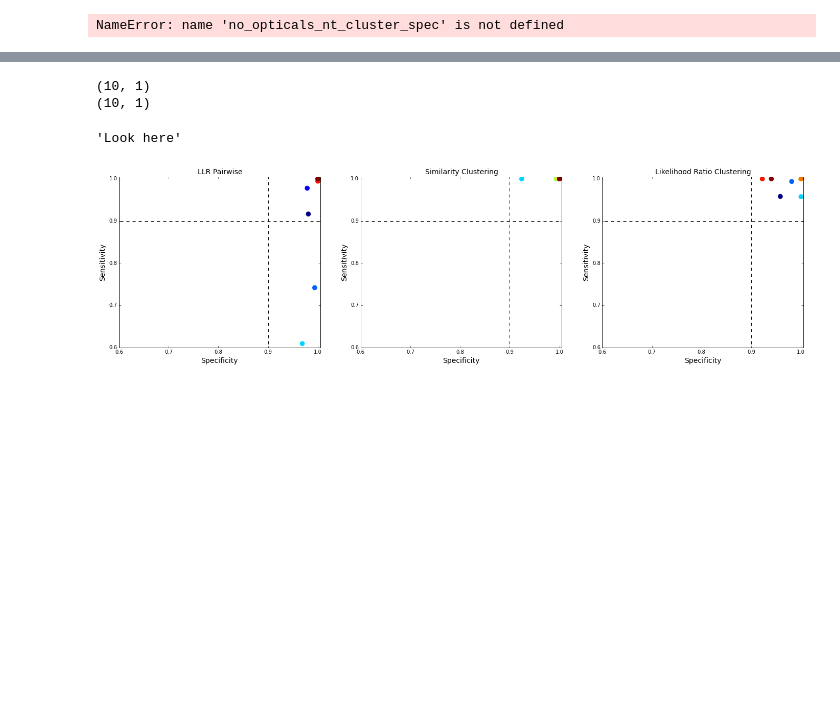
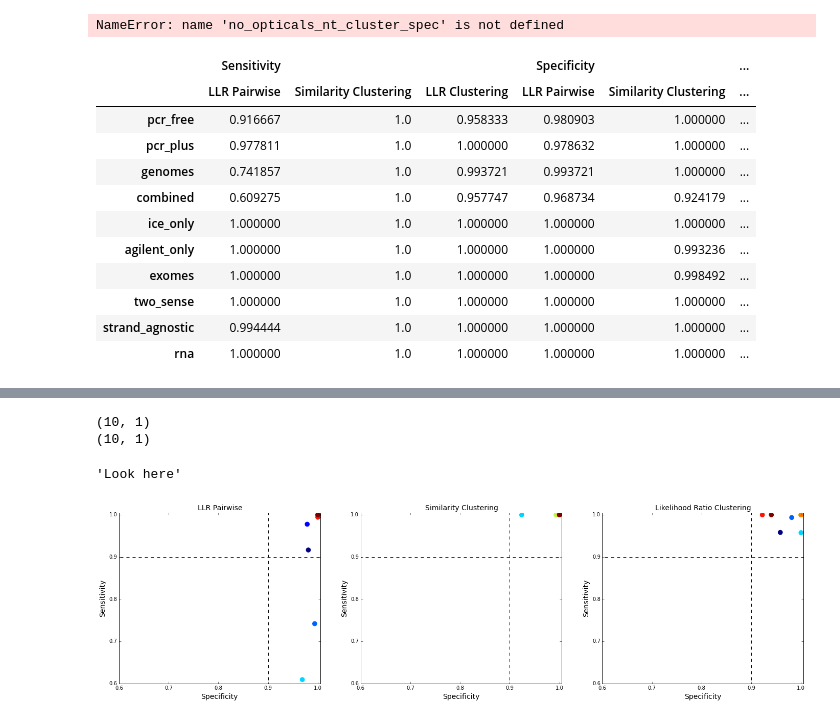
Before and after one commit to bradtaylor/thesis, a Jupyter notebook: performance_figures.ipynb, the cells around one changed output, grey strips where cells are left out. Drawn from its saved outputs; the diff is of its cells as text; code cells hidden in the pictures; blank space fills up the shorter version.

```diff
--- a/performance_figures.ipynb
+++ b/performance_figures.ipynb
@@ -163,3 +165,5 @@ unfLCsp = pd.DataFrame(no_opticals_nt_rati_cl_spec.loc[distance]).T
 unfLCse = pd.DataFrame(no_opticals_nt_rati_cl_sens.loc[distance]).T
 # %% [output]
 NameError: name 'no_opticals_nt_cluster_spec' is not defined
+# %%
+performance_table = pd.concat([Lse, Cse, LCse, Lsp, Csp, LCsp], axis=1)
@@ -165,0 +173,27 @@ NameError: name 'no_opticals_nt_cluster_spec' is not defined
+# %%
+clabels = ['Sensitivity']*3
+Splabel = ['Specificity']*3
+clabels.extend(Splabel)
+clabels
+
+mlabels = ['LLR Pairwise', 'Similarity Clustering', 'LLR Clustering']*2
+mlabels
+
+labels = [clabels, mlabels]
+labels
+
+performance_table.columns = labels
+performance_table
+# %% [output]
+|  | Sensitivity |  |  | Specificity |  | ... |
+|  | LLR Pairwise | Similarity Clustering | LLR Clustering | LLR Pairwise | Similarity Clustering | ... |
+| pcr_free | 0.916667 | 1.0 | 0.958333 | 0.980903 | 1.000000 | ... |
+| pcr_plus | 0.977811 | 1.0 | 1.000000 | 0.978632 | 1.000000 | ... |
+| genomes | 0.741857 | 1.0 | 0.993721 | 0.993721 | 1.000000 | ... |
+| combined | 0.609275 | 1.0 | 0.957747 | 0.968734 | 0.924179 | ... |
+| ice_only | 1.000000 | 1.0 | 1.000000 | 1.000000 | 1.000000 | ... |
+| agilent_only | 1.000000 | 1.0 | 1.000000 | 1.000000 | 0.993236 | ... |
+| exomes | 1.000000 | 1.0 | 1.000000 | 1.000000 | 0.998492 | ... |
+| two_sense | 1.000000 | 1.0 | 1.000000 | 1.000000 | 1.000000 | ... |
+| strand_agnostic | 0.994444 | 1.0 | 1.000000 | 1.000000 | 1.000000 | ... |
+| rna | 1.000000 | 1.0 | 1.000000 | 1.000000 | 1.000000 | ... |
```
Also changed, not shown: parts of 7 cells of this notebook, 3 other files.
